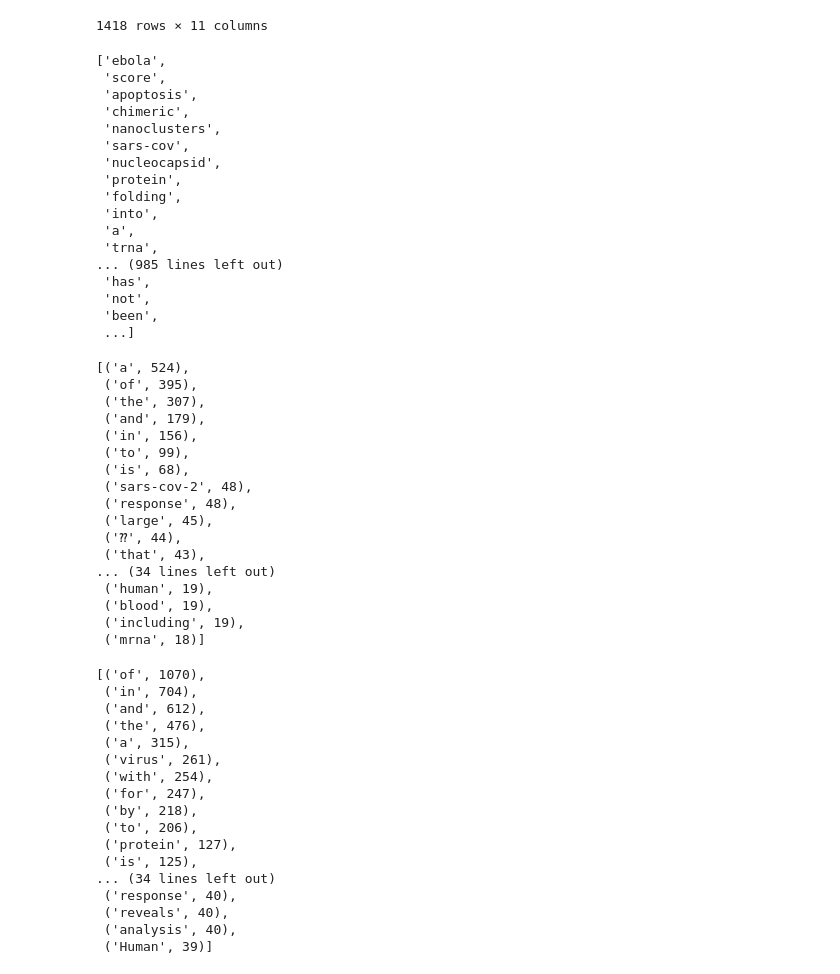
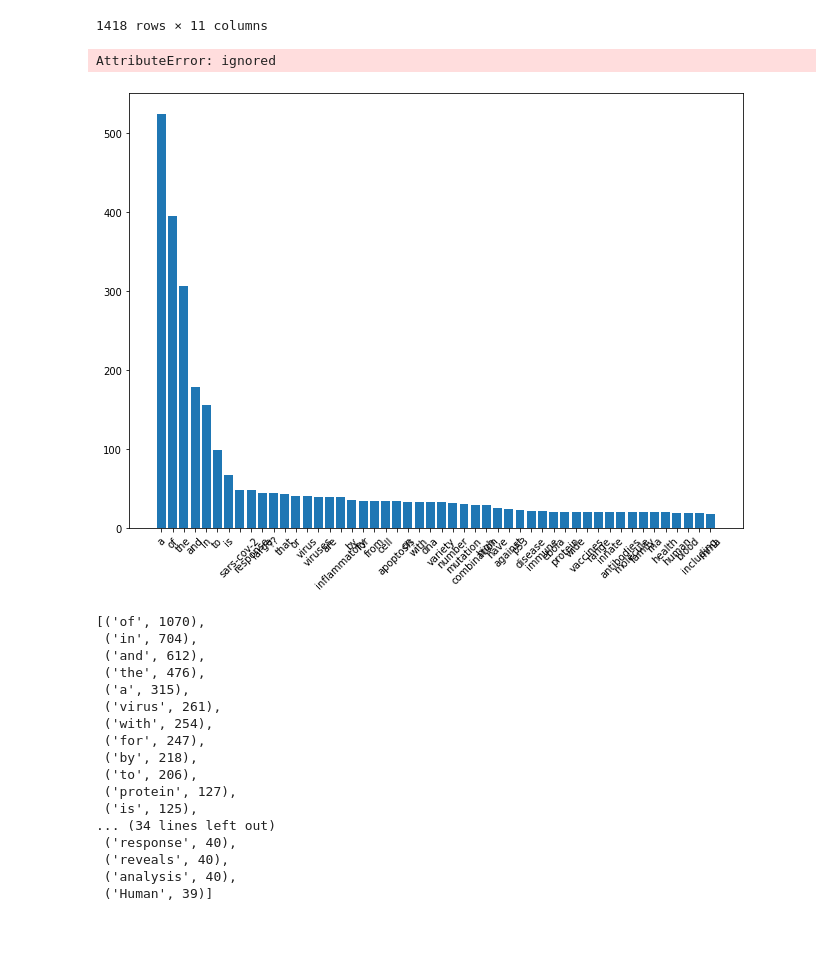
Before and after one commit to johntiger1/hugging-face-generation, a Jupyter notebook: Copy_of_t5_trivia.ipynb, the cells around one changed output. Cells and saved outputs as stored; diff of their text form; code cells hidden in the pictures; blank space fills up the shorter version.

Commit message:
use xticks directly instead of set_* methods

```diff
--- a/Copy_of_t5_trivia.ipynb
+++ b/Copy_of_t5_trivia.ipynb
@@ -1967,23 +1967,3 @@ lengths = [len(seq.split()) for seq in list_answers]
 import nltk
 # %%
 tokenized = ' '.join(list_answers).split()
-# %%
-tokenized
-# %% [output]
-['ebola',
- 'score',
- 'apoptosis',
- 'chimeric',
- 'nanoclusters',
- 'sars-cov',
- 'nucleocapsid',
- 'protein',
- 'folding',
- 'into',
- 'a',
- 'trna',
-... (985 lines left out)
- 'has',
- 'not',
- 'been',
- ...]
@@ -1990,25 +1972,22 @@ tokenized
 # %%
 fdist = nltk.FreqDist(tokenized)
-# %%
-fdist.most_common(50)
-# %% [output]
-[('a', 524),
- ('of', 395),
- ('the', 307),
- ('and', 179),
- ('in', 156),
- ('to', 99),
- ('is', 68),
- ('sars-cov-2', 48),
- ('response', 48),
- ('large', 45),
- ('⁇', 44),
- ('that', 43),
-... (34 lines left out)
- ('human', 19),
- ('blood', 19),
- ('including', 19),
- ('mrna', 18)]
+# %%
+top_tokens = fdist.most_common(50)
+D = dict(top_tokens)
+# %%
+# ax.bar(
+fig, ax = plt.subplots()
+fig = plt.gcf()
+fig.set_size_inches(11,8)
+
+ax.bar(range(len(D)), list(D.values()), align='center')
+ax.set_xticks(range(len(D)), )
+ax.set_xticklabels(list(D.keys()),rotation=45)
+# deprecated in favour of xticks
+ax.set_title("sdkjds")
+# %% [output]
+AttributeError: ignored
+[figure, added]
 # %%
 tokenized = ' '.join(valid_more_annotated_df["answer"].tolist()).split()
 # %%
```
Also changed, not shown: parts of 9 cells of this notebook.
